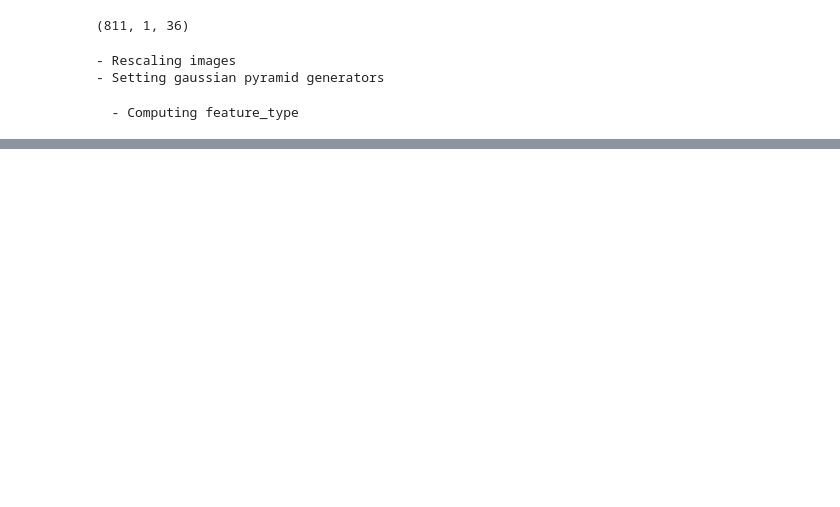
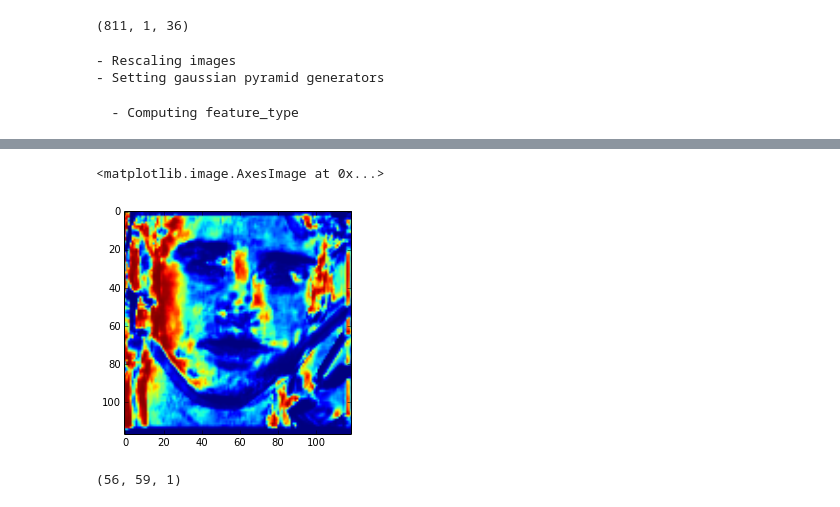
Before and after one commit to jalabort/scrap2, a Jupyter notebook: notebooks/pybug.clm/pybug.clm - CLMs Training-Copy0.ipynb, the cells around one changed output, grey strips where cells are left out. Saved outputs shown, nothing was run; the diff lists cells and outputs as text; code cells hidden in the pictures; blank space fills up the shorter version.

```diff
--- a/notebooks/pybug.clm/pybug.clm - CLMs Training-Copy0.ipynb
+++ b/notebooks/pybug.clm/pybug.clm - CLMs Training-Copy0.ipynb
@@ -211,0 +252,18 @@ test_images[0].landmarks['PTS'].view(channels=0)
+# %%
+img = training_images[1]
+a = classifiers[1][0].decision_function(np.reshape(img.pixels, (-1, 36)))
+# %%
+b = classifiers[1][1].predict_proba(a[..., None])[:, 1]
+# %%
+c = np.reshape(b, (img.shape[0], img.shape[1], 1))
+# %%
+import matplotlib.pyplot as plt
+%matplotlib inline
+plt.imshow(c[:,:, 0])
+# %% [output]
+<matplotlib.image.AxesImage at 0x...>
+[figure, added]
+# %%
+c.shape
+# %% [output]
+(56, 59, 1)
```
Also changed, not shown: parts of 8 cells of this notebook.
